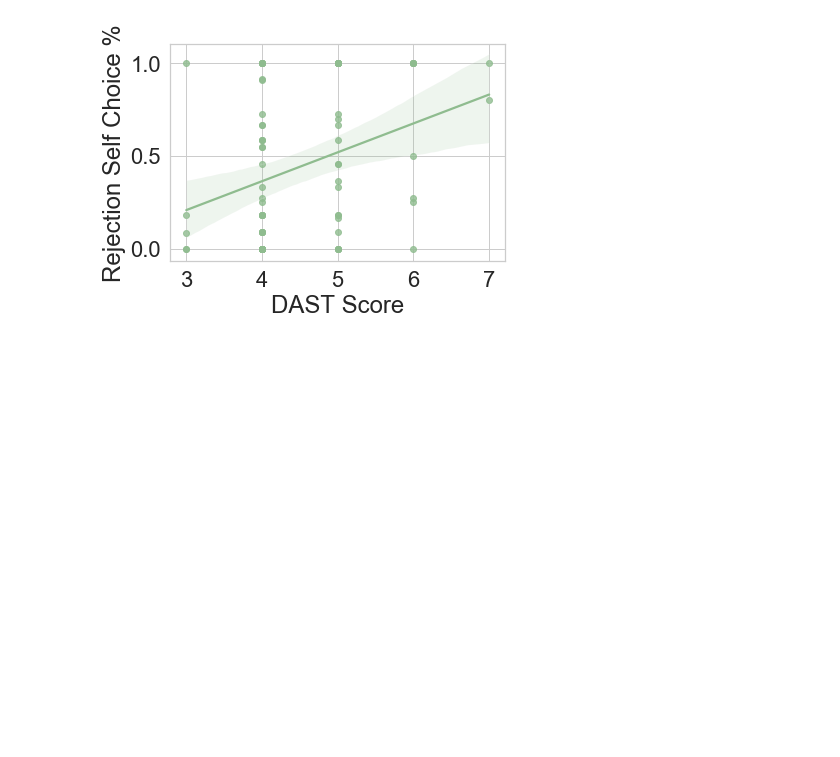
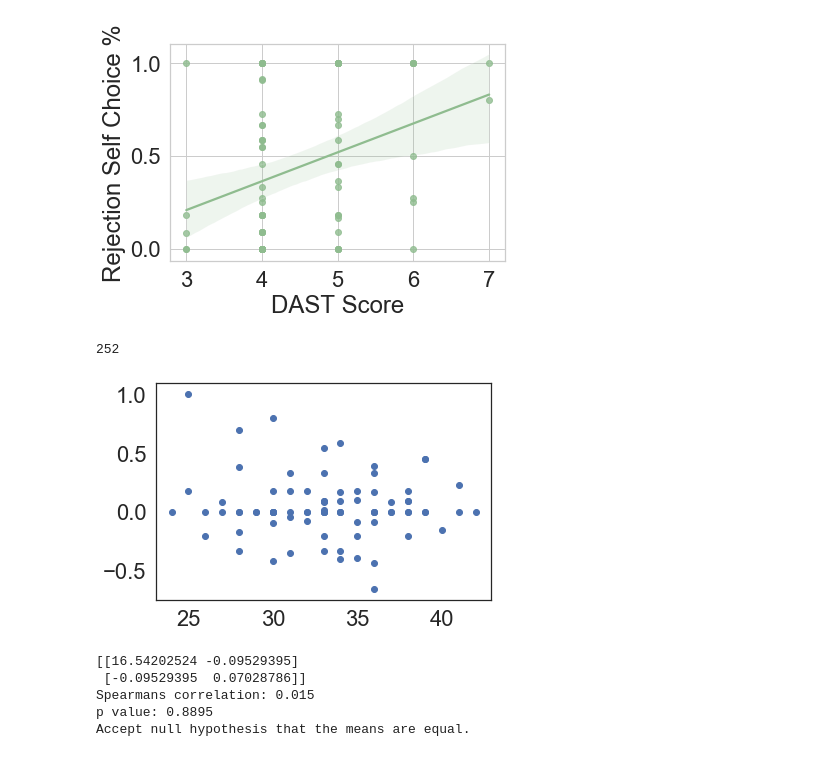
Before and after one commit to fareri-lab/Rejection_Choice, a Jupyter notebook: RMAnova w Pingouin_8.14.23.ipynb, the cells around one changed output. Saved outputs shown, nothing was run; the diff lists cells and outputs as text; code cells hidden in the pictures; blank space fills up the shorter version.

```diff
--- a/RMAnova w Pingouin_8.14.23.ipynb
+++ b/RMAnova w Pingouin_8.14.23.ipynb
@@ -2147,3 +2152,30 @@ dast_rejchoice_scatter.set_xlabel('DAST Score')
 plt.savefig('dast_rejchoice_scatter.png', bbox_inches='tight')
 # %% [output]
 [figure]
+# %%
+print(len(updatedchoicedata['choicedifference_rejneu']))
+# %% [output]
+252
+# %%
+# prop_choicerej // ntbs
+pyplot.scatter(ntbs['NTBS_score'],rej['choicedifference_rejneu'])
+pyplot.show()
+covariance = cov(ntbs['NTBS_score'],rej['choicedifference_rejneu'])
+print(covariance)
+corr, _ = spearmanr(ntbs['NTBS_score'],rej['choicedifference_rejneu'])
+print('Spearmans correlation: %.3f' % corr)
+r,p = scipy.stats.spearmanr(ntbs['NTBS_score'],rej['choicedifference_rejneu'])
+print('p value: %.4f' % p)
+
+alpha = 0.05
+if p > alpha:
+ print('Accept null hypothesis that the means are equal.')
+else:
+    print('Reject the null hypothesis that the means are equal.')
+# %% [output]
+[figure, added]
+[[16.54202524 -0.09529395]
+ [-0.09529395  0.07028786]]
+Spearmans correlation: 0.015
+p value: 0.8895
+Accept null hypothesis that the means are equal.
```
Also changed, not shown: parts of 14 cells of this notebook, 8 other files.
